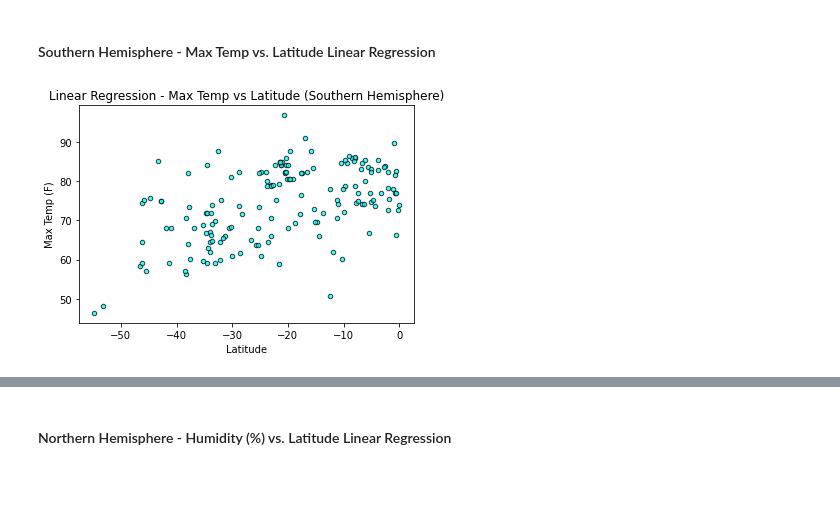
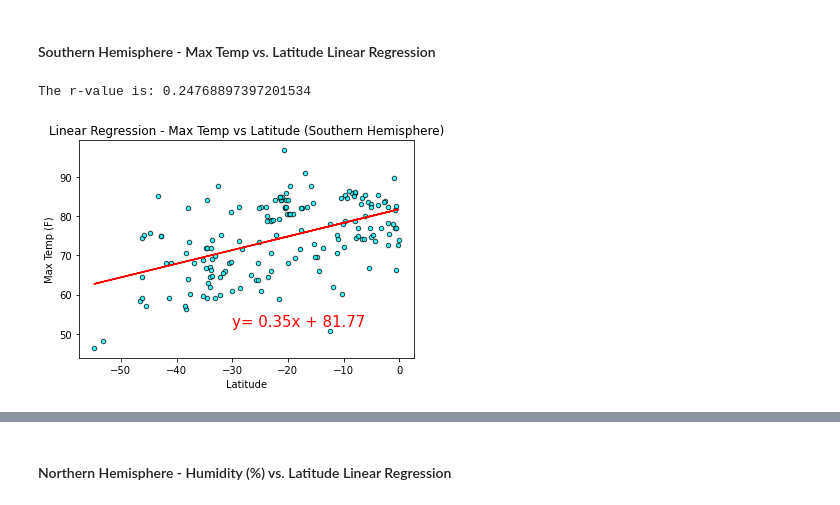
Before and after one commit to corriethomas/Python-API-Challenge, a Jupyter notebook: WeatherPy/starter_code/WeatherPy-Copy3-FinalforReview.ipynb, the cells around one changed output, grey strips where cells are left out. Saved outputs shown, nothing was run; the diff lists cells and outputs as text; code cells hidden in the pictures.

```diff
--- a/WeatherPy/starter_code/WeatherPy-Copy3-FinalforReview.ipynb
+++ b/WeatherPy/starter_code/WeatherPy-Copy3-FinalforReview.ipynb
@@ -220,10 +223,20 @@ The r-value is: 0.46937863826630627
 ####  Southern Hemisphere - Max Temp vs. Latitude Linear Regression
 # %%
 south_hem = clean_city_df[clean_city_df["Latitude"] < 0]
+
+(slope, intercept, rvalue, pvalue, stderr) = linregress(south_hem["Latitude"], south_hem["Max Temp"])
+sh_temp_lat_regress = south_hem["Latitude"] * slope + intercept
+sh_temp_lat_line_eq = "y= " + str(round(slope, 2)) + "x + " + str(round(intercept, 2))
+
 south_hem.plot.scatter("Latitude", "Max Temp", alpha=0.75, edgecolor="black", color="cyan")
+plt.plot(south_hem["Latitude"], sh_temp_lat_regress, "r-")
+plt.annotate(sh_temp_lat_line_eq, (-30, 52), fontsize=15, color="red")
 plt.ylabel("Max Temp (F)")
 plt.title("Linear Regression - Max Temp vs Latitude (Southern Hemisphere)")
+
+print(f"The r-value is: {rvalue**2}")
 plt.savefig("Images/SHLatVsTemp.png")
 plt.show()
 # %% [output]
+The r-value is: 0.24768897397201534
-[figure, old version]
+[figure, new version]
```
Also changed, not shown: parts of 16 cells of this notebook, 8 other files.
